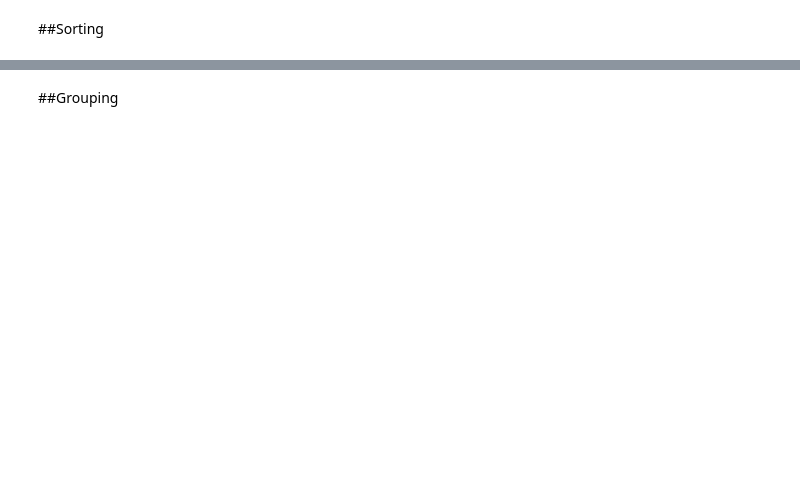
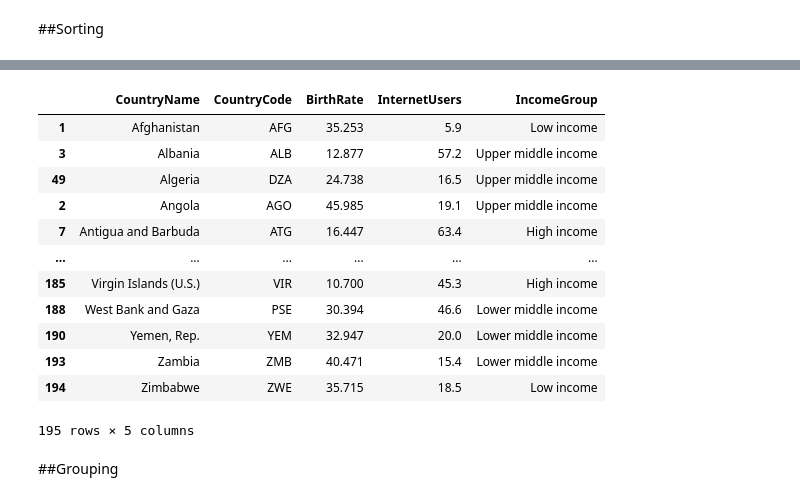
Before and after one commit to Leandro-Oak/PYTHON, a Jupyter notebook: Pandas_Udemy.ipynb, the cells around one changed output, grey strips where cells are left out. Saved outputs shown, nothing was run; the diff lists cells and outputs as text; code cells hidden in the pictures; blank space fills up the shorter version.

```diff
--- a/Pandas_Udemy.ipynb
+++ b/Pandas_Udemy.ipynb
@@ -151,6 +192,24 @@ data.sort_values('Birth rate')
 | 2 | Angola | AGO | 45.985 | 19.1000 | Upper middle income |
 | 127 | Niger | NER | 49.661 | 1.7000 | Low income |
 195 rows × 5 columns
+# %%
+#Sorting values in multiple columns
+
+data.sort_values(['CountryName','InternetUsers'],ascending = (True, False))
+# %% [output]
+|  | CountryName | CountryCode | BirthRate | InternetUsers | IncomeGroup |
+| 1 | Afghanistan | AFG | 35.253 | 5.9 | Low income |
+| 3 | Albania | ALB | 12.877 | 57.2 | Upper middle income |
+| 49 | Algeria | DZA | 24.738 | 16.5 | Upper middle income |
+| 2 | Angola | AGO | 45.985 | 19.1 | Upper middle income |
+| 7 | Antigua and Barbuda | ATG | 16.447 | 63.4 | High income |
+| ... | ... | ... | ... | ... | ... |
+| 185 | Virgin Islands (U.S.) | VIR | 10.700 | 45.3 | High income |
+| 188 | West Bank and Gaza | PSE | 30.394 | 46.6 | Lower middle income |
+| 190 | Yemen, Rep. | YEM | 32.947 | 20.0 | Lower middle income |
+| 193 | Zambia | ZMB | 40.471 | 15.4 | Lower middle income |
+| 194 | Zimbabwe | ZWE | 35.715 | 18.5 | Low income |
+195 rows × 5 columns
 # %% [markdown]
 ##Grouping
 # %%
```
Also changed, not shown: parts of 45 cells of this notebook.
